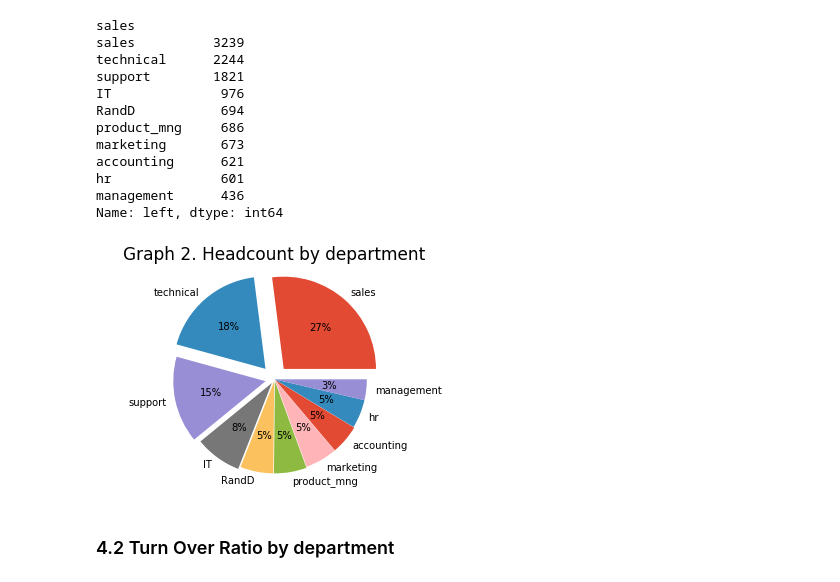
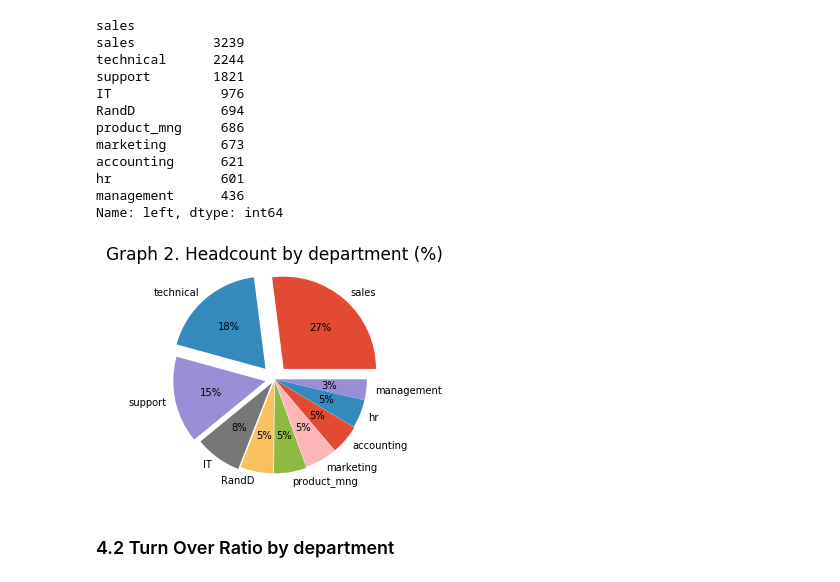
Before and after one commit to MariaGamero/TFM-ReasonsforEmployeeTurnover, a Jupyter notebook: Employee_retention.ipynb, the cells around one changed output. Cells and saved outputs as stored; diff of their text form; code cells hidden in the pictures.

```diff
--- a/Employee_retention.ipynb
+++ b/Employee_retention.ipynb
@@ -232,12 +232,12 @@ Name: left, dtype: int64
 # %%
 #Graph
 explode=(0.15,0.15,0.1,0.05,0.02,0.02,0.01,0.01,0,0) #highlight the 4 main values
 plt.pie(headcount_by_department,labels=headcount_by_department.index,autopct='%1d%%',explode=explode) #use of autopct to display the percent value
-plt.title("Graph 2. Headcount by department", fontsize = 17)
+plt.title("Graph 2. Headcount by department (%)", fontsize = 17)
 plt.axis('equal')  # Equal aspect ratio ensures that pie is drawn as a circle.
 plt.show()
 # %% [output]
-[figure, old version]
+[figure, new version]
 # %% [markdown]
 ### 4.2 Turn Over Ratio by department
 # %%
```
Also changed, not shown: parts of 2 cells of this notebook.
